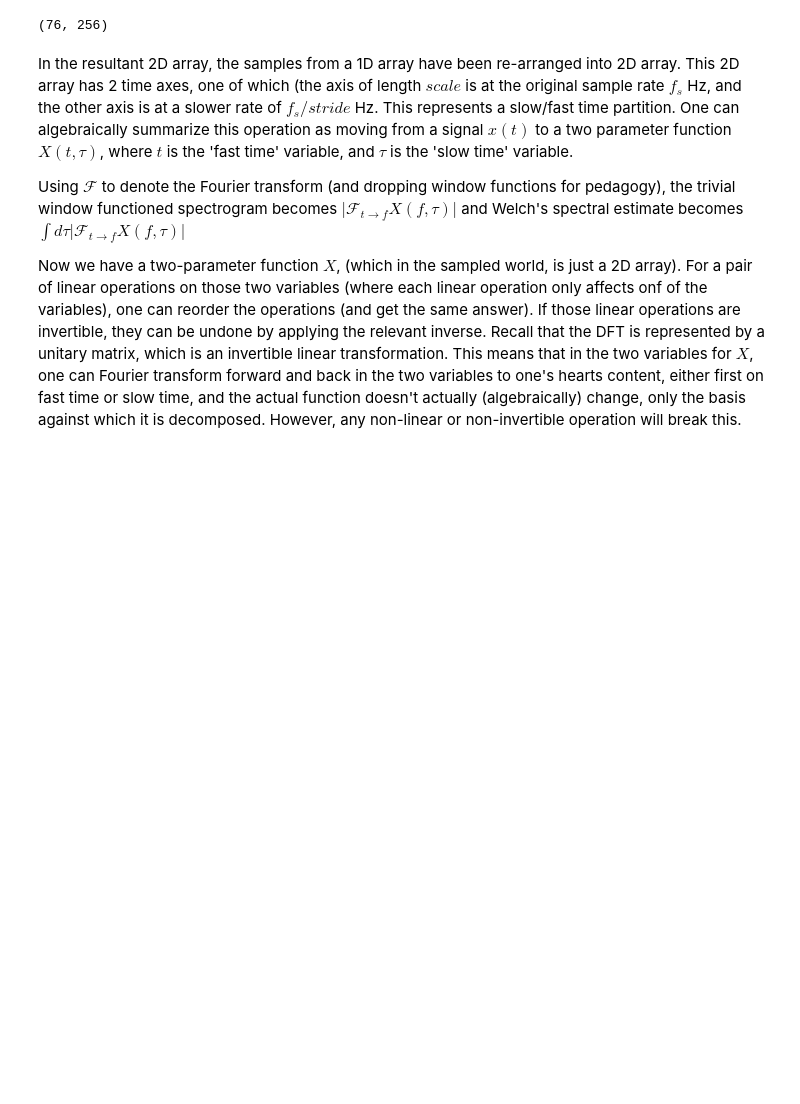
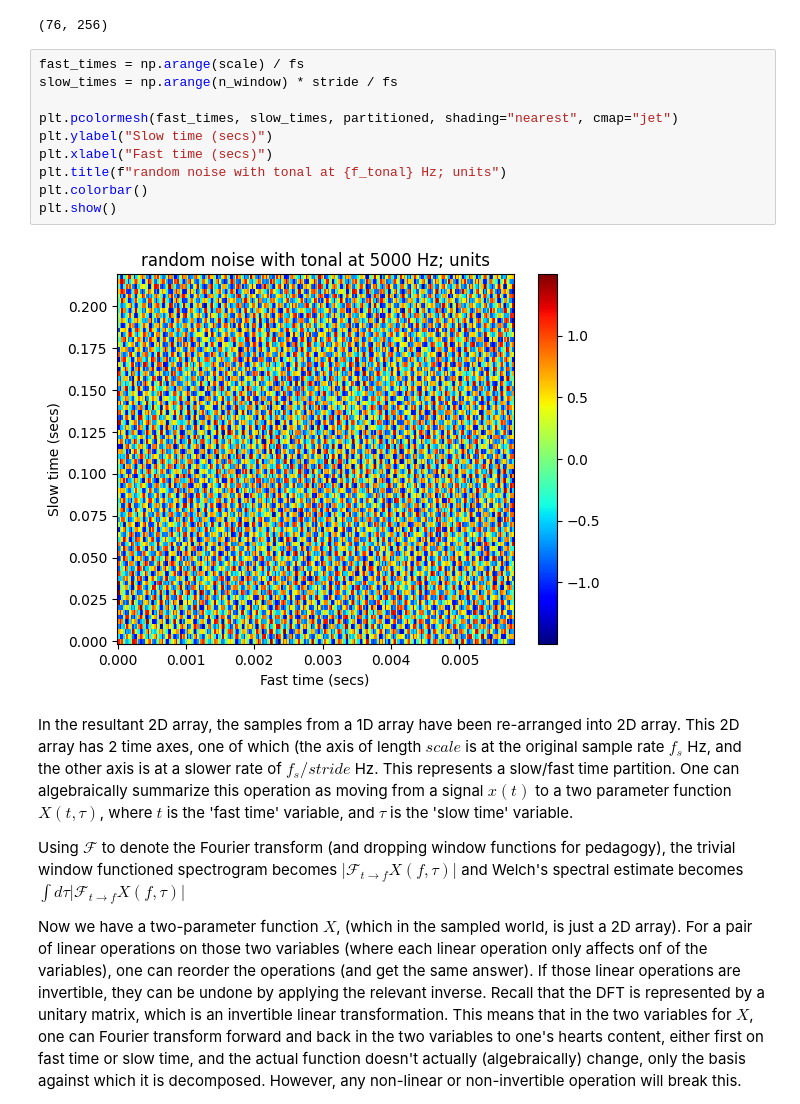
Before and after one commit to nagi49000/general-algorithms, a Jupyter notebook: python/notebooks/signal-processing/spectrogram_and_pwelch.ipynb, the cells around one changed output. Saved outputs shown, nothing was run; the diff lists cells and outputs as text; blank space fills up the shorter version.

Commit message:
added extra plot of slow/fast time

```diff
--- a/python/notebooks/signal-processing/spectrogram_and_pwelch.ipynb
+++ b/python/notebooks/signal-processing/spectrogram_and_pwelch.ipynb
@@ -207,6 +207,18 @@ for ctr in range(n_window):
 print(np.shape(partitioned))
 # %% [output]
 (76, 256)
+# %%
+fast_times = np.arange(scale) / fs
+slow_times = np.arange(n_window) * stride / fs
+
+plt.pcolormesh(fast_times, slow_times, partitioned, shading="nearest", cmap="jet")
+plt.ylabel("Slow time (secs)")
+plt.xlabel("Fast time (secs)")
+plt.title(f"random noise with tonal at {f_tonal} Hz; units")
+plt.colorbar()
+plt.show()
+# %% [output]
+[figure, added]
 # %% [markdown]
 In the resultant 2D array, the samples from a 1D array have been re-arranged into 2D array. This 2D array has 2 time axes, one of which (the axis of length $scale$ is at the original sample rate $f_s$ Hz, and the other axis is at a slower rate of $f_s / stride$ Hz. This represents a slow/fast time partition. One can algebraically summarize this operation as moving from a signal $x(t)$ to a two parameter function $X(t, \tau)$, where $t$ is the 'fast time' variable, and $\tau$ is the 'slow time' variable.
 
```
